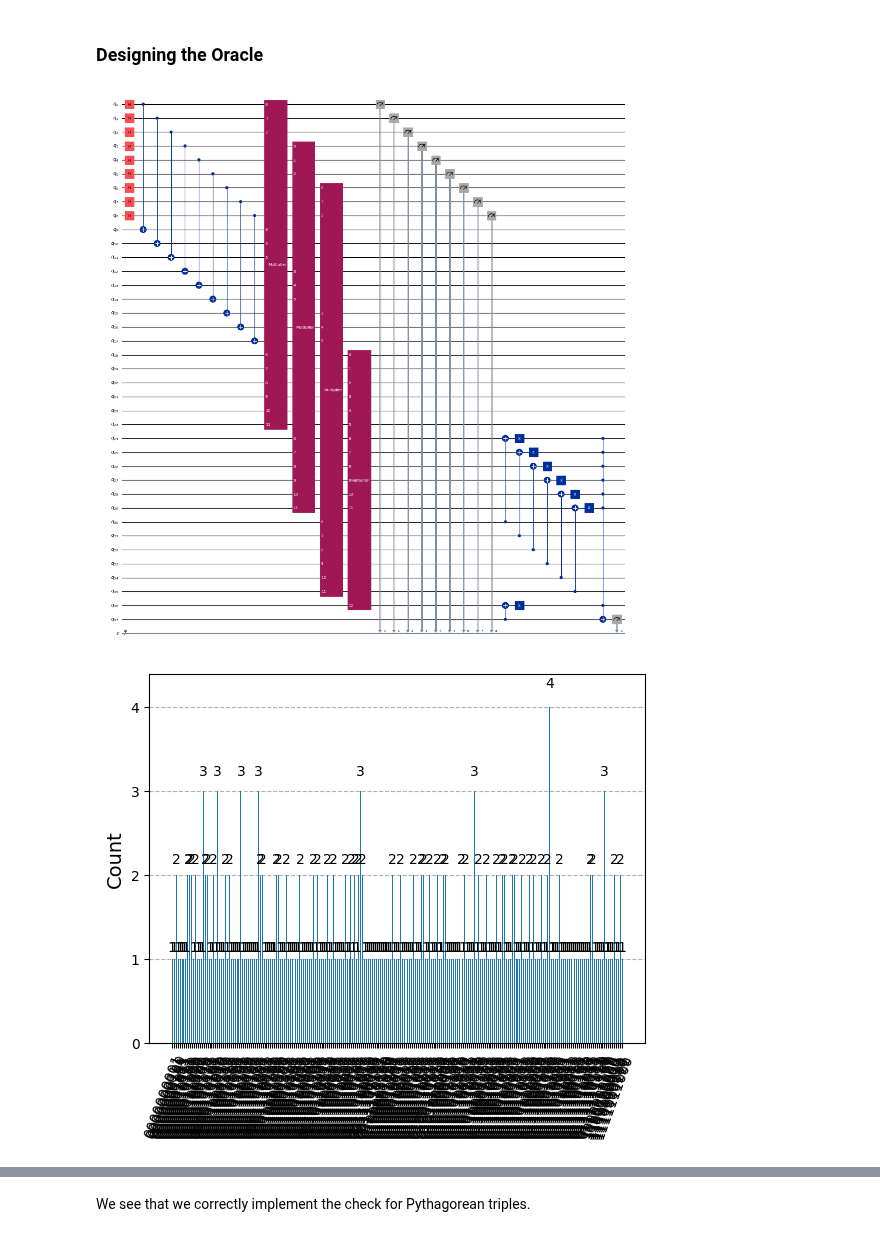
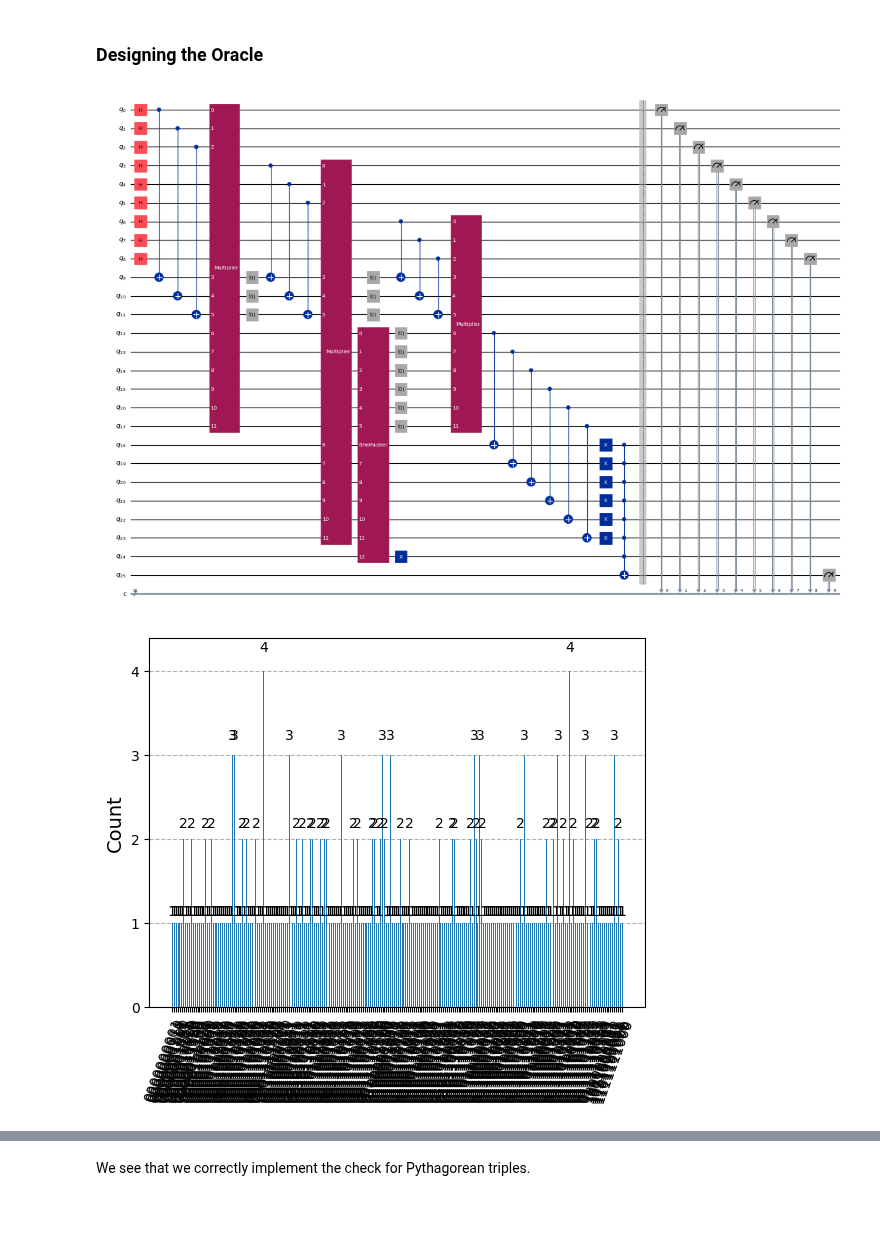
Before and after one commit to elijahkin/amsc698k, a Jupyter notebook: pythag.ipynb, the cells around one changed output, grey strips where cells are left out. Saved outputs shown, nothing was run; the diff lists cells and outputs as text; code cells hidden in the pictures.

Commit message:
Reduced to 25 qubits

```diff
--- a/pythag.ipynb
+++ b/pythag.ipynb
@@ -57,39 +58,45 @@ We see that the above indeed works; the measured states correspond exactly to th
 # Oracle that returns 1 if a Pythagorean triple is found
 def oracle_pythag(n):
   # Needs 4n qubits to compute each square
-  qc = QuantumCircuit(12 * n + 2, 10)
+  qc = QuantumCircuit(8 * n + 2, 10)
 
-  # Make copies of a, b, and c
-  qc.cx(range(9), range(9, 18))
+  # Make copies of a, b, and c and compute the squares a^2, b^2, and c^2
+  qc.cx([0, 1, 2], [9, 10, 11])
+  qc.compose(MultiplierGate(n), [0, 1, 2] + [9, 10, 11] + [12, 13, 14, 15, 16, 17], inplace=True)
+  qc.reset([9, 10, 11])
 
-  # Compute the squares a^2, b^2, and c^2
-  qc.compose(MultiplierGate(n), [0, 1, 2] + [9, 10, 11] + [18, 19, 20, 21, 22, 23], inplace=True)
-  qc.compose(MultiplierGate(n), [3, 4, 5] + [12, 13, 14] + [24, 25, 26, 27, 28, 29], inplace=True)
-  qc.compose(MultiplierGate(n), [6, 7, 8] + [15, 16, 17] + [30, 31, 32, 33, 34, 35], inplace=True)
+  qc.cx([3, 4, 5], [9, 10, 11])
+  qc.compose(MultiplierGate(n), [3, 4, 5] + [9, 10, 11] + [18, 19, 20, 21, 22, 23], inplace=True)
+  qc.reset([9, 10, 11])
 
   # Add a^2 and b^2
-  qc.compose(HalfAdderGate(2 * n), qubits=[18, 19, 20, 21, 22, 23, 24, 25, 26, 27, 28, 29, 36], inplace=True)
+  qc.compose(HalfAdderGate(2 * n), qubits=[12, 13, 14, 15, 16, 17, 18, 19, 20, 21, 22, 23, 24], inplace=True)
+  qc.reset([12, 13, 14, 15, 16, 17])
+
+  qc.cx([6, 7, 8], [9, 10, 11])
+  qc.compose(MultiplierGate(n), [6, 7, 8] + [9, 10, 11] + [12, 13, 14, 15, 16, 17], inplace=True)
 
   # Check if each qubit of a^2 + b^2 and c^2 are equal
-  qc.cx([30, 31, 32, 33, 34, 35, 37], [24, 25, 26, 27, 28, 29, 36])
-  qc.x([24, 25, 26, 27, 28, 29, 36])
+  qc.cx([12, 13, 14, 15, 16, 17], [18, 19, 20, 21, 22, 23])
+  qc.x([18, 19, 20, 21, 22, 23, 24])
 
   # MCX on all equality qubits
-  qc.mcx([24, 25, 26, 27, 28, 29, 36], 37)
+  qc.mcx([18, 19, 20, 21, 22, 23, 24], 25)
   return qc
 # %%
-qc_pythag = QuantumCircuit(12 * n + 2, 10)
+qc_pythag = QuantumCircuit(8 * n + 2, 10)
 qc_pythag.h(range(9))
 qc_pythag.compose(oracle_pythag(3), inplace=True)
-qc_pythag.measure(list(range(9)) + [37], range(10))
+qc_pythag.barrier()
+qc_pythag.measure(list(range(9)) + [25], range(10))
 qc_pythag.draw('mpl', fold=-1, scale=0.4)
 # %% [output]
-[figure, old version]
+[figure, new version]
 # %%
 qc_pythag_opt = transpile(qc_pythag, backend=backend, optimization_level=2)
 # %%
 results = backend.run(qc_pythag_opt, shots=300).result()
 plot_histogram(results.get_counts())
 # %% [output]
-[figure, old version]
+[figure, new version]
 # %%
```
Also changed, not shown: parts of 8 cells of this notebook.
